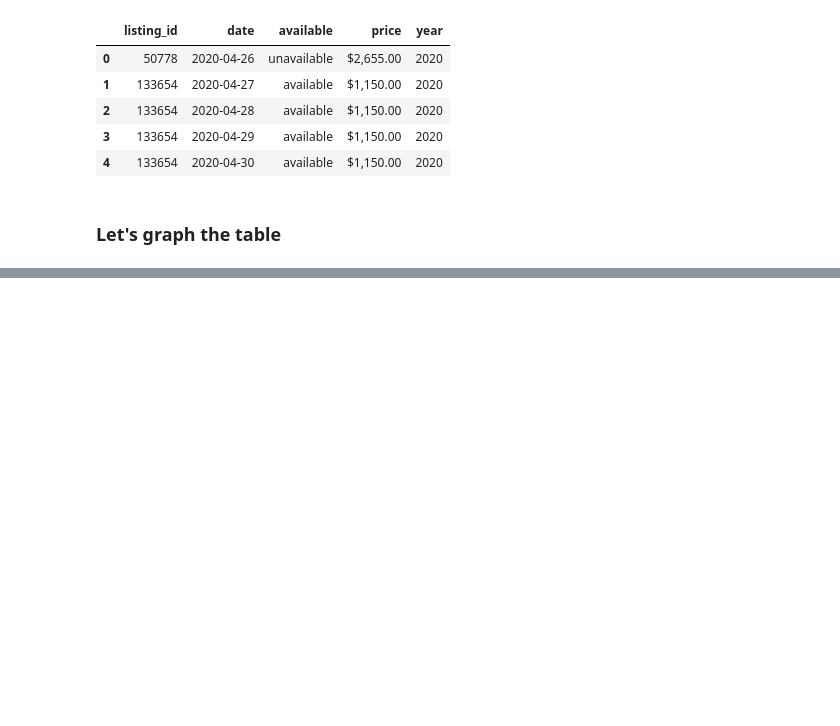
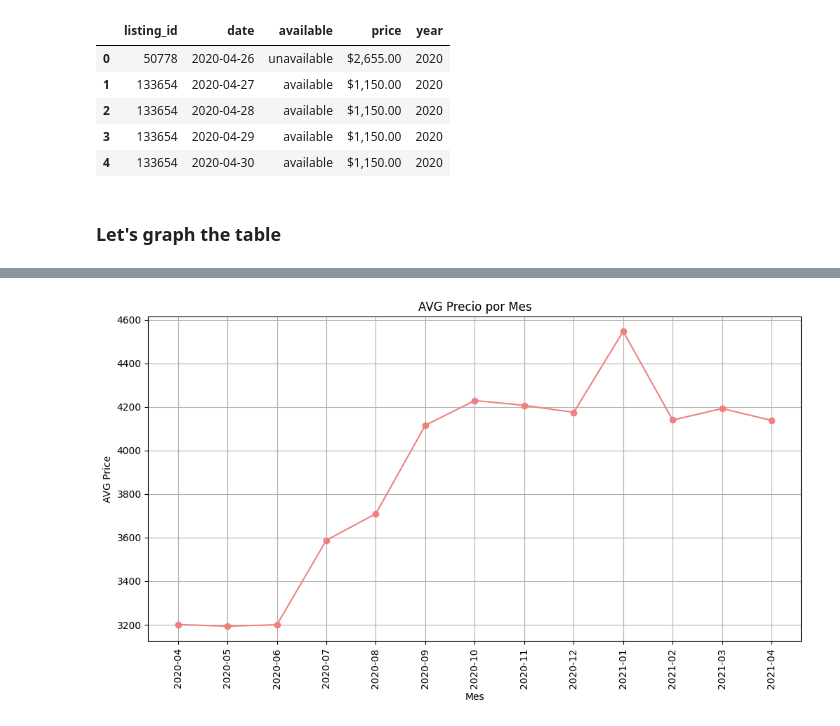
Before and after one commit to pipesito1/Airbnb, a Jupyter notebook: EDA.ipynb, the cells around one changed output, grey strips where cells are left out. Drawn from its saved outputs; the diff is of its cells as text; code cells hidden in the pictures; blank space fills up the shorter version.

```diff
--- a/EDA.ipynb
+++ b/EDA.ipynb
@@ -85,0 +86,19 @@ plt.show()
+# %%
+calendar['date'] = pd.to_datetime(calendar['date'], errors='coerce')
+
+# We extract the month and year to add to the column 'year'.
+calendar['month'] = calendar['date'].dt.to_period('M')
+
+# We group by 'month' and calculate the average price.
+price_by_month = calendar.groupby('month')['price'].mean().reset_index()
+
+plt.figure(figsize=(12, 6))
+plt.plot(price_by_month['month'].astype(str), price_by_month['price'], marker='o', linestyle='-', color='lightcoral')
+plt.xlabel('Mes')
+plt.ylabel('AVG Price')
+plt.title('AVG Precio por Mes')
+plt.xticks(rotation=90)
+plt.grid(True)
+plt.show()
+# %% [output]
+[figure, added]
```
Also changed, not shown: parts of 9 cells of this notebook.
